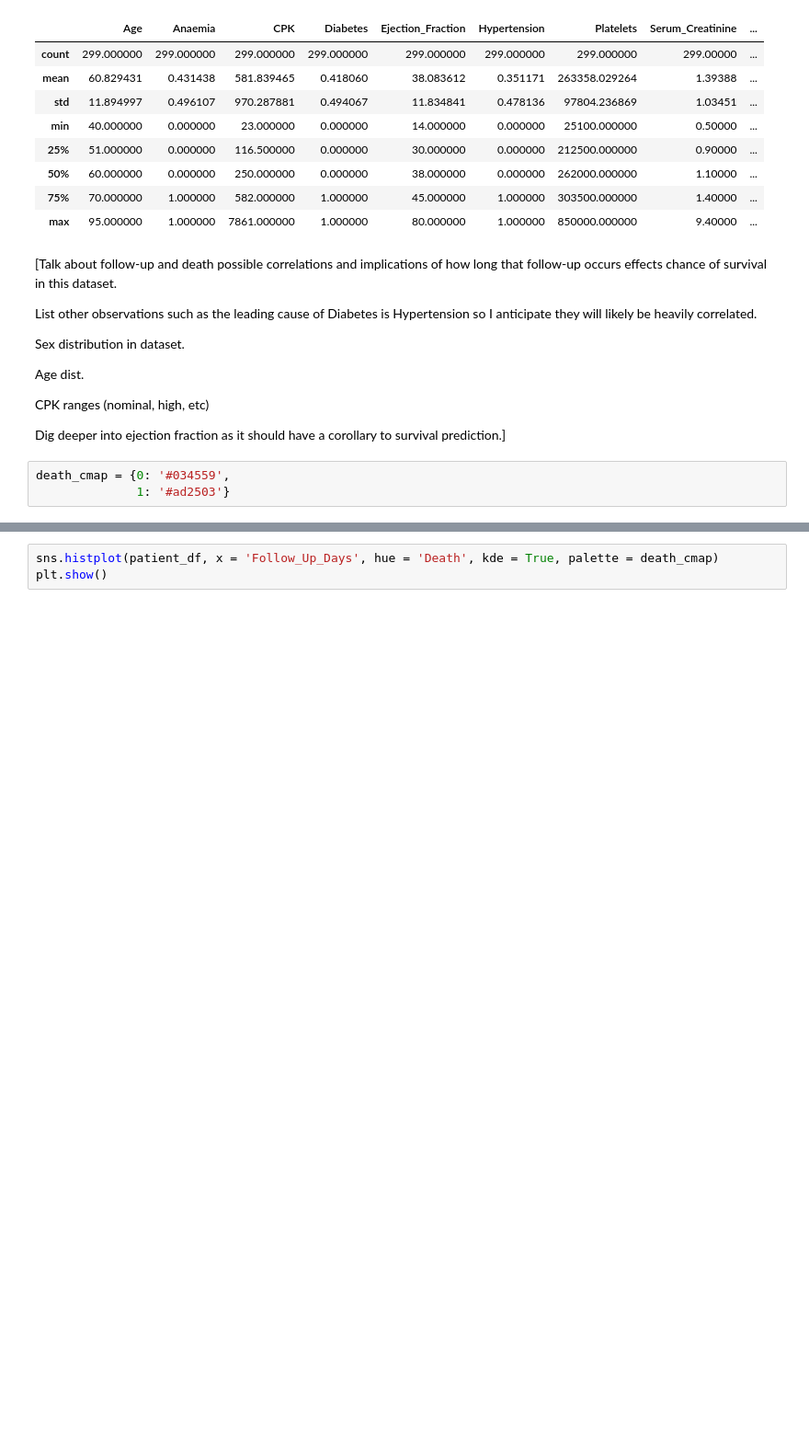
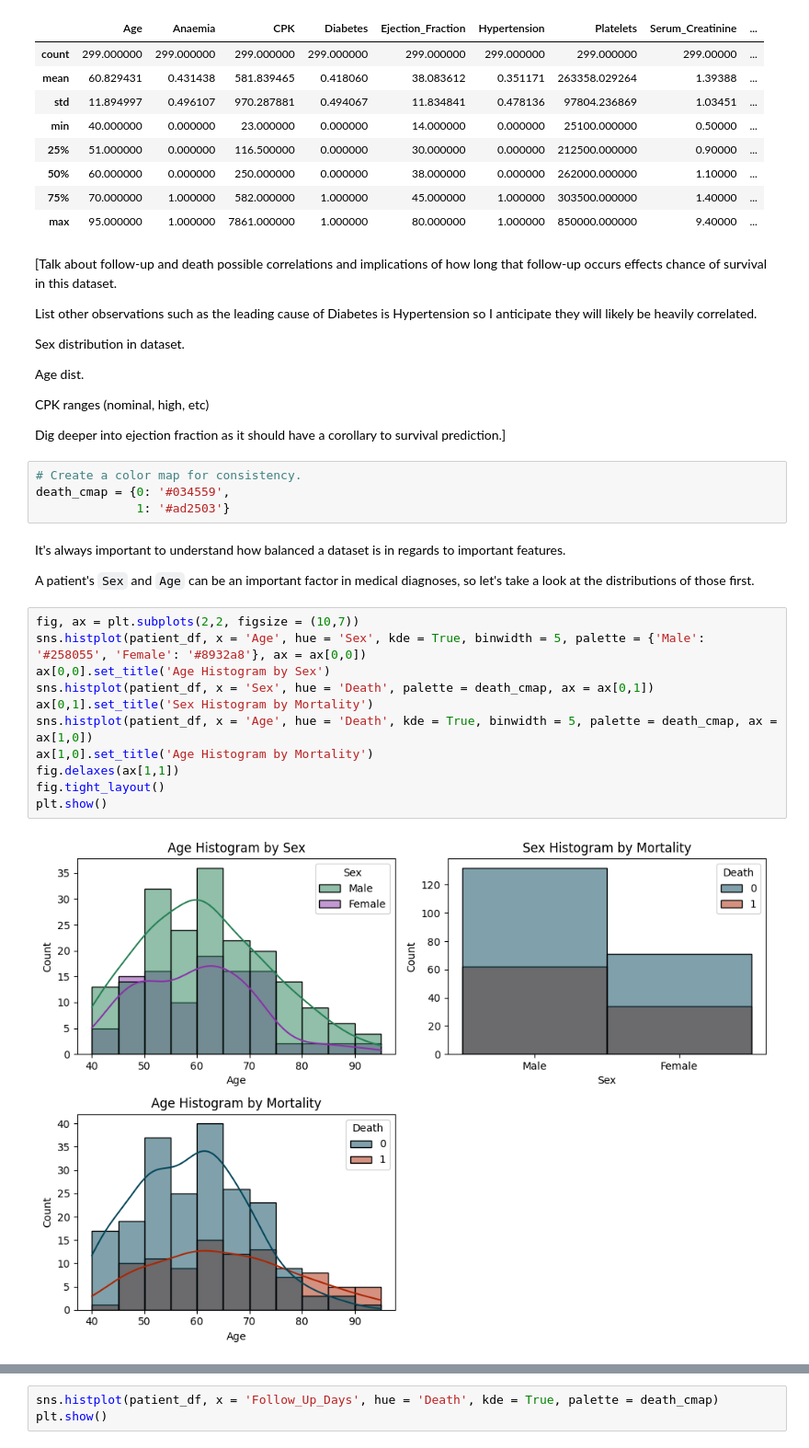
Before and after one commit to chill0121/Unsupervised_Heart_Failure_Mortality, a Jupyter notebook: Unsupervised_Heart_Failure_Mortality.ipynb, the cells around one changed output, grey strips where cells are left out. Shown at 92% size. Cells and saved outputs as stored; diff of their text form; blank space fills up the shorter version.

```diff
--- a/Unsupervised_Heart_Failure_Mortality.ipynb
+++ b/Unsupervised_Heart_Failure_Mortality.ipynb
@@ -269,5 +268,23 @@ CPK ranges (nominal, high, etc)
 
 Dig deeper into ejection fraction as it should have a corollary to survival prediction.]
 # %%
+# Create a color map for consistency.
 death_cmap = {0: '#034559',
               1: '#ad2503'}
+# %% [markdown]
+It's always important to understand how balanced a dataset is in regards to important features.
+
+A patient's `Sex` and `Age` can be an important factor in medical diagnoses, so let's take a look at the distributions of those first.
+# %%
+fig, ax = plt.subplots(2,2, figsize = (10,7))
+sns.histplot(patient_df, x = 'Age', hue = 'Sex', kde = True, binwidth = 5, palette = {'Male': '#258055', 'Female': '#8932a8'}, ax = ax[0,0])
+ax[0,0].set_title('Age Histogram by Sex')
+sns.histplot(patient_df, x = 'Sex', hue = 'Death', palette = death_cmap, ax = ax[0,1])
+ax[0,1].set_title('Sex Histogram by Mortality')
+sns.histplot(patient_df, x = 'Age', hue = 'Death', kde = True, binwidth = 5, palette = death_cmap, ax = ax[1,0])
+ax[1,0].set_title('Age Histogram by Mortality')
+fig.delaxes(ax[1,1])
+fig.tight_layout()
+plt.show()
+# %% [output]
+[figure, added]
```
Also changed, not shown: parts of 33 cells of this notebook.
